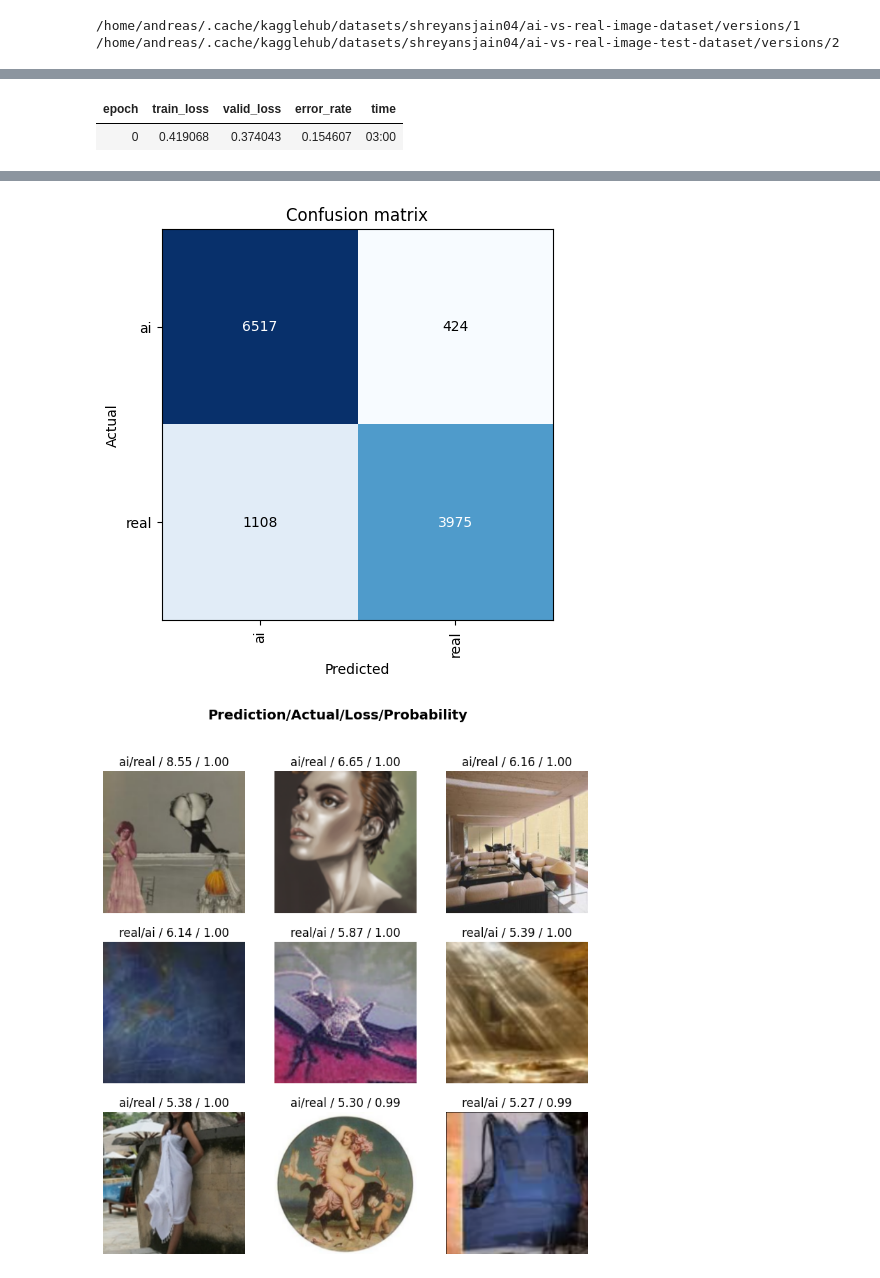
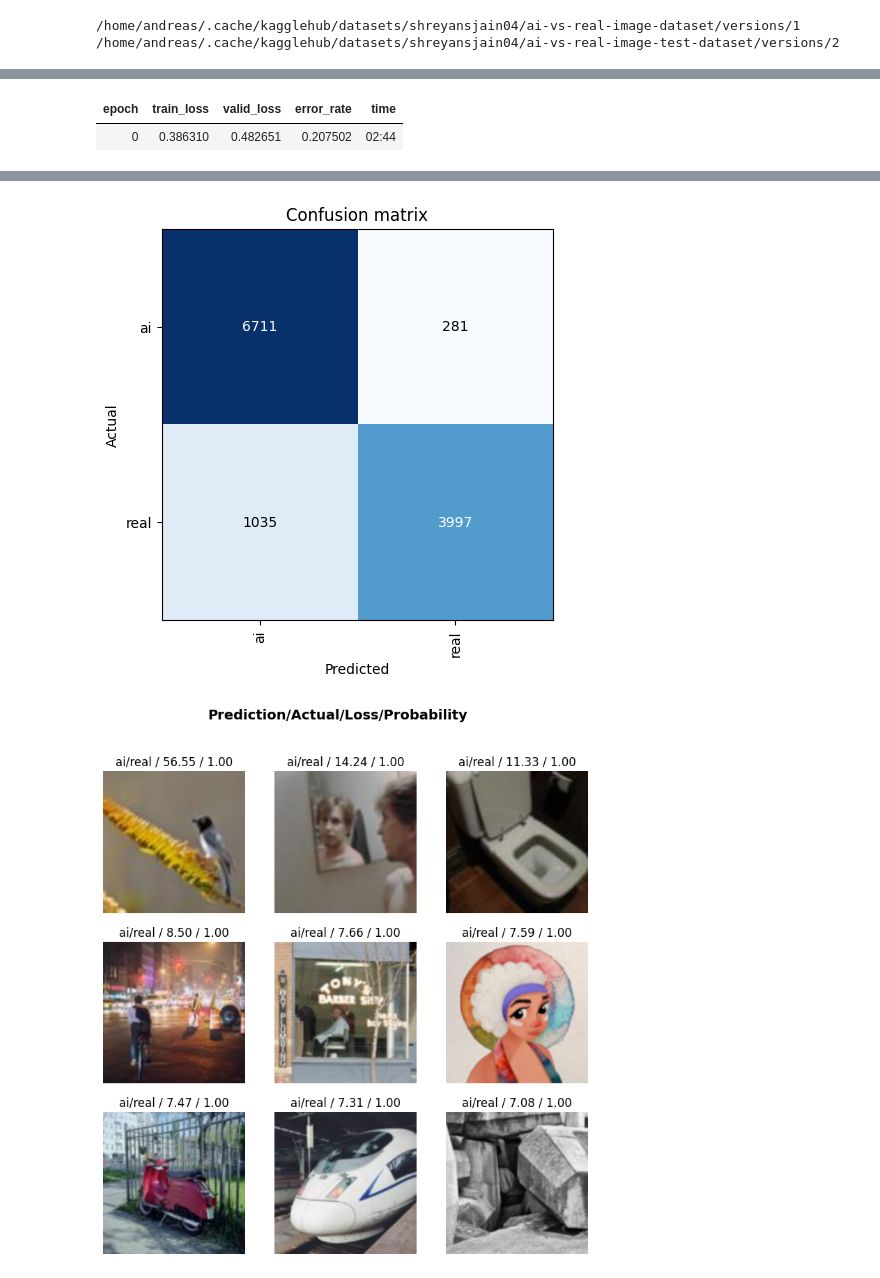
Before and after one commit to AndreasUtkilen/paddy, a Jupyter notebook: deepfake.ipynb, the cells around one changed output, grey strips where cells are left out. Cells and saved outputs as stored; diff of their text form; code cells hidden in the pictures.

```diff
--- a/deepfake.ipynb
+++ b/deepfake.ipynb
@@ -50,8 +50,8 @@ from fastai.vision.all import *
 path.ls()
 print(train_path)
 print(test_path)
-trn_path = Path('sml')
-tst_path = Path('sml-test')
+trn_path = Path('mic')
+tst_path = Path('mic-test')
 # %% [output]
 /home/andreas/.cache/kagglehub/datasets/shreyansjain04/ai-vs-real-image-dataset/versions/1
 /home/andreas/.cache/kagglehub/datasets/shreyansjain04/ai-vs-real-image-test-dataset/versions/2
@@ -62,7 +62,6 @@ resize_images(test_path, dest=tst_path, max_size=256, recurse=True, max_workers=
 # %%
 def train(arch, size, item=Resize(480, method='squish'), accum=1, finetune=True, epochs=12):
-    dls = ImageDataLoaders.from_folder(trn_path, valid_pct=0.2, item_tfms=item,
-        batch_tfms=aug_transforms(size=size, min_scale=0.75), bs=64//accum)
+    dls = ImageDataLoaders.from_folder(trn_path, valid_pct=0.2, item_tfms=item, bs=64//accum)
     cbs = GradientAccumulation(64) if accum else []
     learn = vision_learner(dls, arch, metrics=error_rate, cbs=cbs).to_fp16()
     if finetune:
@@ -94,10 +93,10 @@ def report_gpu():
 # %%
 report_gpu()
 #convnext_large_in22k
-result = train('resnet50', 256, item=Resize((256, 256)), accum=1, epochs=1)
+result = train('resnet50', 256, item=Resize((128, 128)), accum=1, epochs=8)
 # %% [output]
 GPU:0
 no processes are running
 | epoch | train_loss | valid_loss | error_rate | time |
-| 0 | 0.419068 | 0.374043 | 0.154607 | 03:00 |
+| 0 | 0.386310 | 0.482651 | 0.207502 | 02:44 |
 | epoch | train_loss | valid_loss | error_rate | time |
@@ -105,10 +111,10 @@ no processes are running
 [interactive output not drawn]
 [interactive output not drawn]
 [interactive output not drawn]
 [interactive output not drawn]
 [interactive output not drawn]
-[figure, old version]
+[figure, new version]
-[figure, old version]
+[figure, new version]
 # %%
 !head submission.csv
 # %% [output]
```
Also changed, not shown: parts of 7 cells of this notebook, 3 other files.
